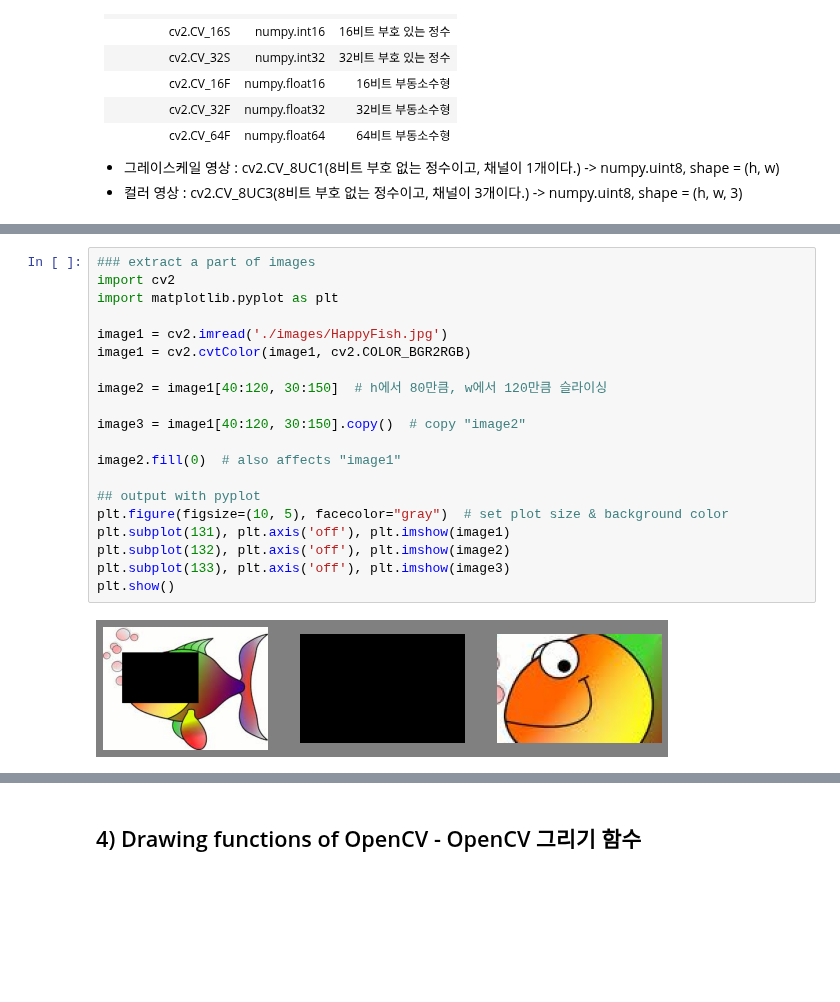
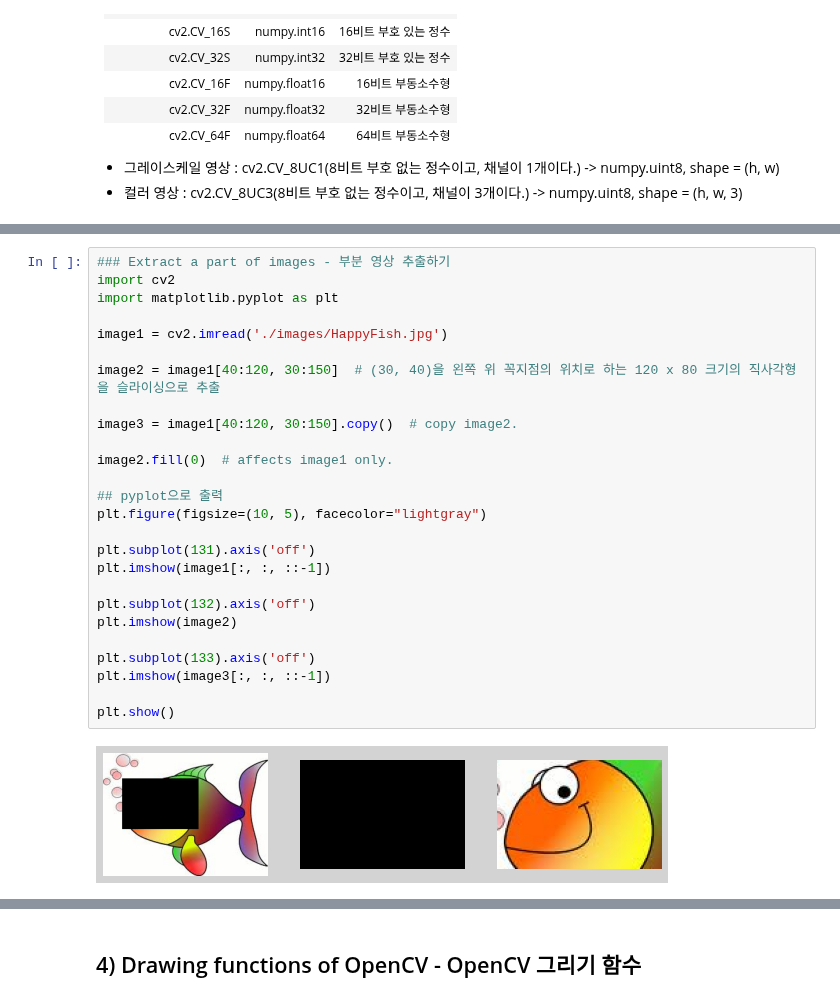
Before and after one commit to seonghyeokcho/Python, a Jupyter notebook: 02_image_processing/02_fundamentals_opencv-python.ipynb, the cells around one changed output, grey strips where cells are left out. Saved outputs shown, nothing was run; the diff lists cells and outputs as text; blank space fills up the shorter version.

```diff
--- a/02_image_processing/02_fundamentals_opencv-python.ipynb
+++ b/02_image_processing/02_fundamentals_opencv-python.ipynb
@@ -244,25 +186,31 @@ plt.show()
 # %%
-### extract a part of images
+### Extract a part of images - 부분 영상 추출하기
 import cv2
 import matplotlib.pyplot as plt
 
 image1 = cv2.imread('./images/HappyFish.jpg')
-image1 = cv2.cvtColor(image1, cv2.COLOR_BGR2RGB)
 
-image2 = image1[40:120, 30:150]  # h에서 80만큼, w에서 120만큼 슬라이싱
+image2 = image1[40:120, 30:150]  # (30, 40)을 왼쪽 위 꼭지점의 위치로 하는 120 x 80 크기의 직사각형을 슬라이싱으로 추출
 
-image3 = image1[40:120, 30:150].copy()  # copy "image2"
+image3 = image1[40:120, 30:150].copy()  # copy image2.
 
-image2.fill(0)  # also affects "image1"
+image2.fill(0)  # affects image1 only.
 
-## output with pyplot
-plt.figure(figsize=(10, 5), facecolor="gray")  # set plot size & background color
-plt.subplot(131), plt.axis('off'), plt.imshow(image1)
-plt.subplot(132), plt.axis('off'), plt.imshow(image2)
-plt.subplot(133), plt.axis('off'), plt.imshow(image3)
+## pyplot으로 출력
+plt.figure(figsize=(10, 5), facecolor="lightgray")
+
+plt.subplot(131).axis('off')
+plt.imshow(image1[:, :, ::-1])
+
+plt.subplot(132).axis('off')
+plt.imshow(image2)
+
+plt.subplot(133).axis('off')
+plt.imshow(image3[:, :, ::-1])
+
 plt.show()
 # %% [output]
-[figure, old version]
+[figure, new version]
 # %% [markdown]
 ## 3) Mask operating and ROI(Region of interest) - 마스크 연산과 ROI
 <hr>
```
Also changed, not shown: parts of 15 cells of this notebook.
